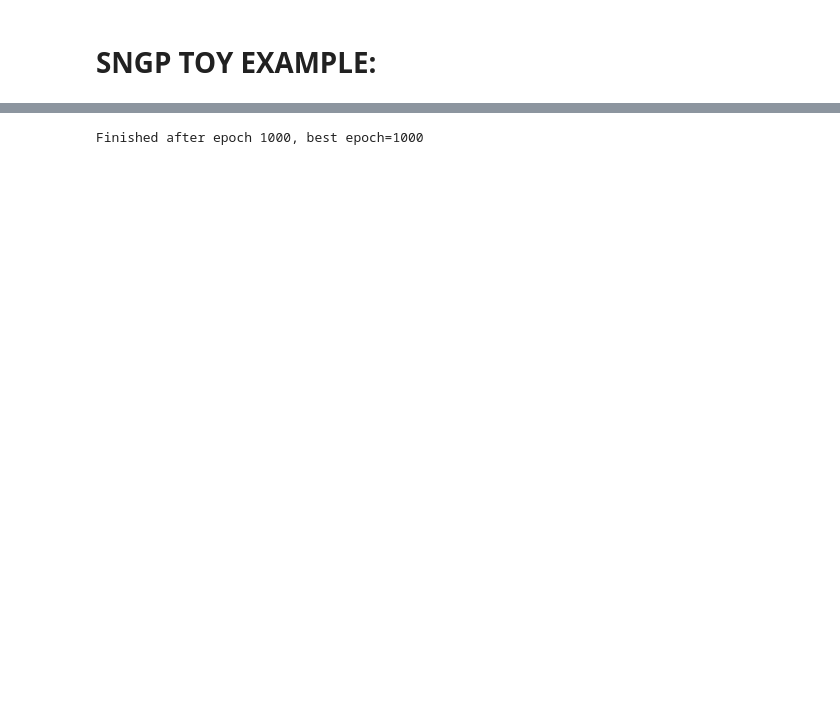
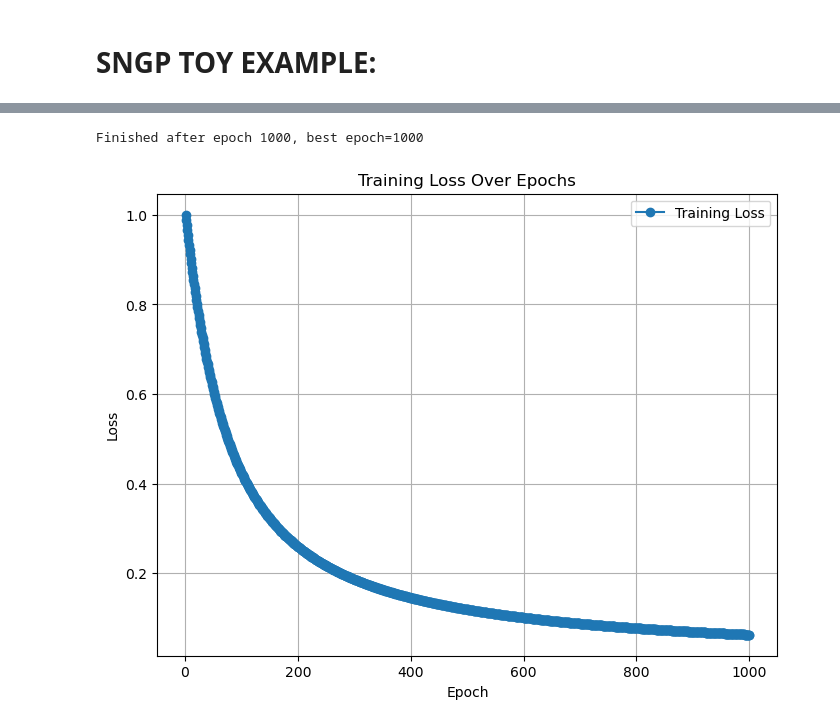
Before and after one commit to shanethomaswilliams/sngp-sandbox, a Jupyter notebook: notebooks/sngp-toy-comparison.ipynb, the cells around one changed output, grey strips where cells are left out. Cells and saved outputs as stored; diff of their text form; code cells hidden in the pictures; blank space fills up the shorter version.

```diff
--- a/notebooks/sngp-toy-comparison.ipynb
+++ b/notebooks/sngp-toy-comparison.ipynb
@@ -47,7 +91,8 @@ sngp_model = RandomFeatureGaussianProcess(in_features=input_size, out_features=o
 # %%
-sngp_model, new_info = train_model(sngp_model, 'cuda', train_loader, val_loader, losses, n_epochs=1_000, lr=2.0, do_early_stopping=True)
+sngp_model, new_info = train_model(sngp_model, device, train_loader, val_loader, losses, n_epochs=1_000, lr=2.0, do_early_stopping=True, model_filename="../results/notebook_results/models/sngp_best_model.pth")
 plot_loss(new_info)
 # %% [output]
 Finished after epoch 1000, best epoch=1000
+[figure, added]
 # %%
 %reload_ext autoreload
```
Also changed, not shown: parts of 10 cells of this notebook, 23 other files.
